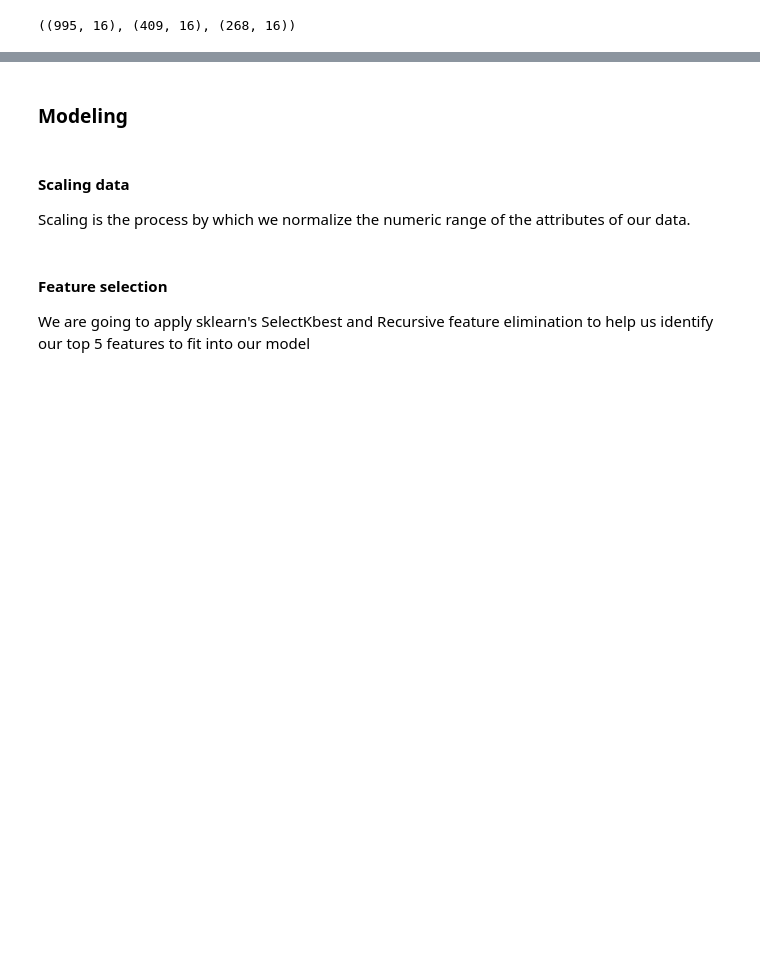
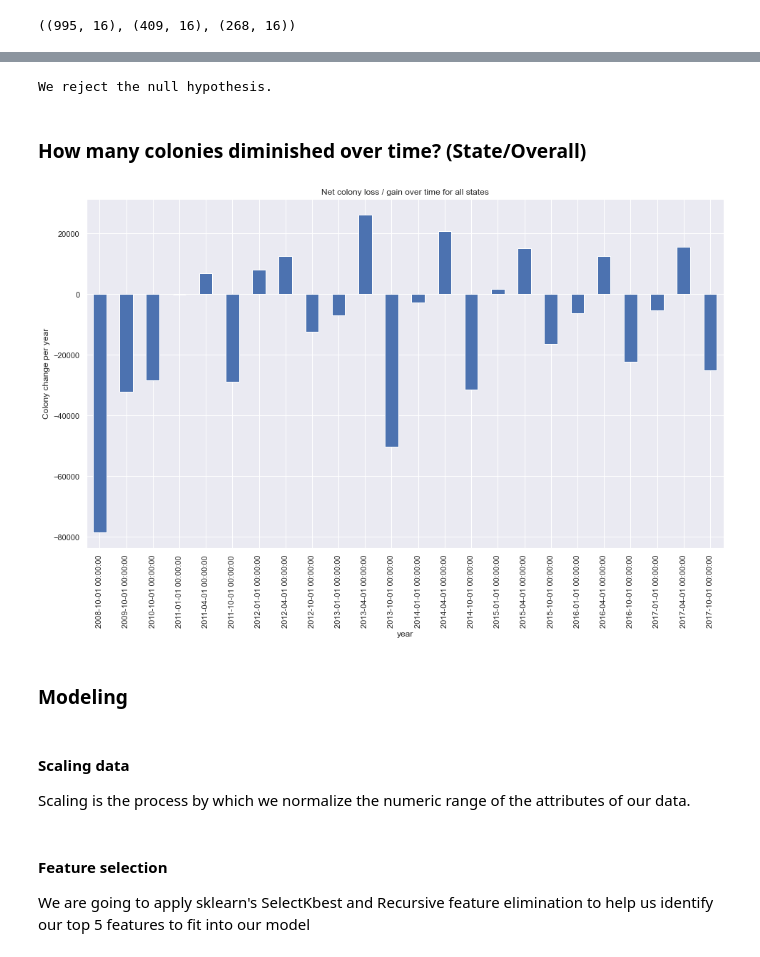
Before and after one commit to Honey-Bee-Roundup-Capstone/dash-repo, a Jupyter notebook: draft-notebook.ipynb, the cells around one changed output, grey strips where cells are left out. Cells and saved outputs as stored; diff of their text form; code cells hidden in the pictures; blank space fills up the shorter version.

```diff
--- a/draft-notebook.ipynb
+++ b/draft-notebook.ipynb
@@ -132,3 +145,23 @@ train
+# %%
+#run Pearson's Correlation Coefficient test
+corr, p = stats.pearsonr(train.beekeeper_colony_ratio, train.colonies_lost)
+#set alpha
+alpha = .05
+if p < alpha:
+    print('We reject the null hypothesis.')
+
+else:
+    print('We fail to reject the null hypothesis.')
+# %% [output]
+We reject the null hypothesis.
+# %% [markdown]
+### How many colonies diminished over time? (State/Overall)
+# %%
+train.groupby('year').colonies_net_gain.sum().plot.bar(figsize=[16,9], title='Net colony loss / gain over time for all states',
+                                                      ylabel='Colony change per year')
+plt.show()
+# %% [output]
+[figure, added]
 # %% [markdown]
 ### Modeling
 # %% [markdown]
```
Also changed, not shown: parts of 21 cells of this notebook.
